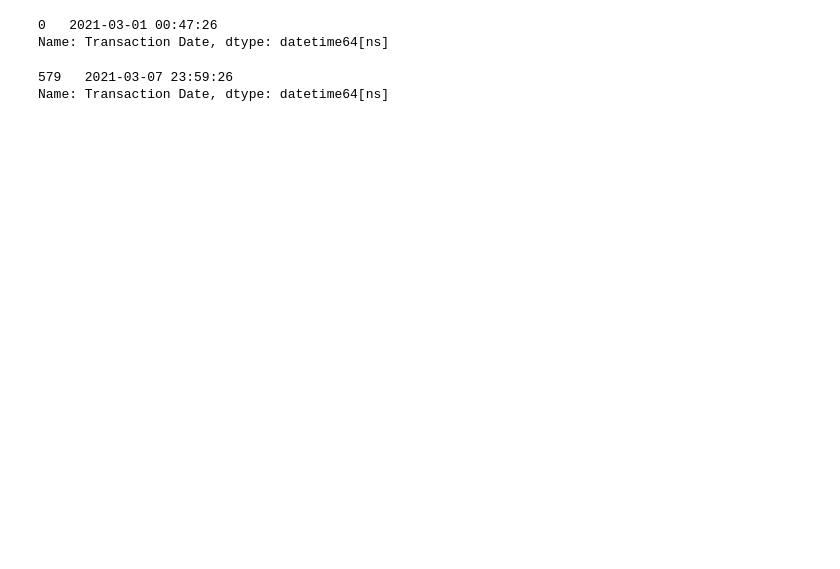
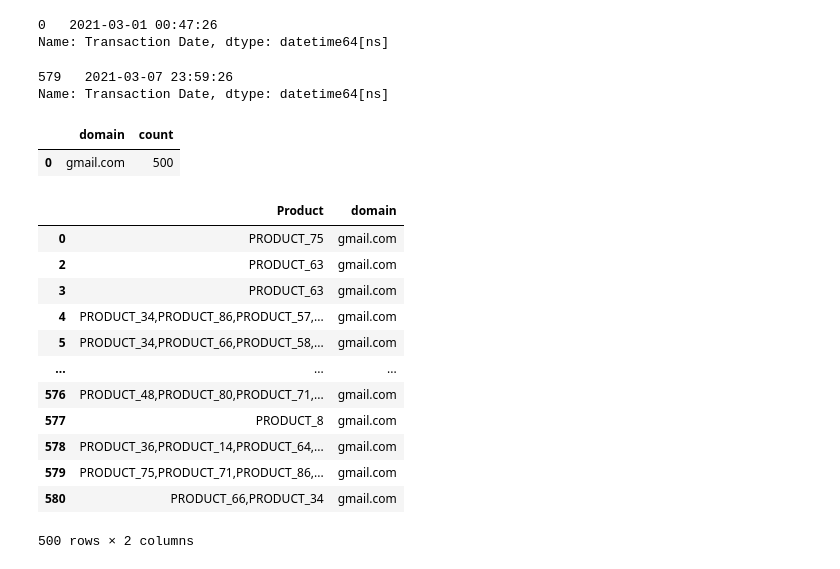
Before and after one commit to Himmu5/data-analysis, a Jupyter notebook: notebooks/iphone_sales_analysis.ipynb, the cells around one changed output. Saved outputs shown, nothing was run; the diff lists cells and outputs as text; code cells hidden in the pictures; blank space fills up the shorter version.

Commit message:
feat:iphone data EDA done

```diff
--- a/notebooks/iphone_sales_analysis.ipynb
+++ b/notebooks/iphone_sales_analysis.ipynb
@@ -271,3 +271,28 @@ sorted_data.tail(1)
 # %% [output]
 579   2021-03-07 23:59:26
 Name: Transaction Date, dtype: datetime64[ns]
+# %%
+iphone_sales_data['domain'] = iphone_sales_data['Email'].str.split("@").str[1]
+# %%
+iphone_sales_data.aggregate('domain').value_counts().reset_index().head(1)
+# %% [output]
+|  | domain | count |
+| 0 | gmail.com | 500 |
+# %%
+product_domain = iphone_sales_data[['Product', 'domain']].loc[iphone_sales_data['domain'] == "gmail.com"]
+# %%
+product_domain
+# %% [output]
+|  | Product | domain |
+| 0 | PRODUCT_75 | gmail.com |
+| 2 | PRODUCT_63 | gmail.com |
+| 3 | PRODUCT_63 | gmail.com |
+| 4 | PRODUCT_34,PRODUCT_86,PRODUCT_57,... | gmail.com |
+| 5 | PRODUCT_34,PRODUCT_66,PRODUCT_58,... | gmail.com |
+| ... | ... | ... |
+| 576 | PRODUCT_48,PRODUCT_80,PRODUCT_71,... | gmail.com |
+| 577 | PRODUCT_8 | gmail.com |
+| 578 | PRODUCT_36,PRODUCT_14,PRODUCT_64,... | gmail.com |
+| 579 | PRODUCT_75,PRODUCT_71,PRODUCT_86,... | gmail.com |
+| 580 | PRODUCT_66,PRODUCT_34 | gmail.com |
+500 rows × 2 columns
```
Also changed, not shown: parts of 3 cells of this notebook.
